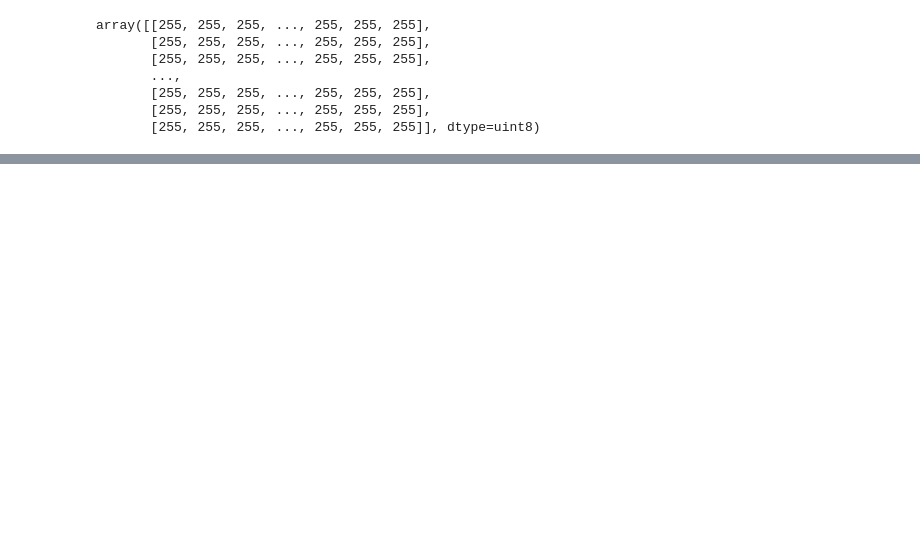
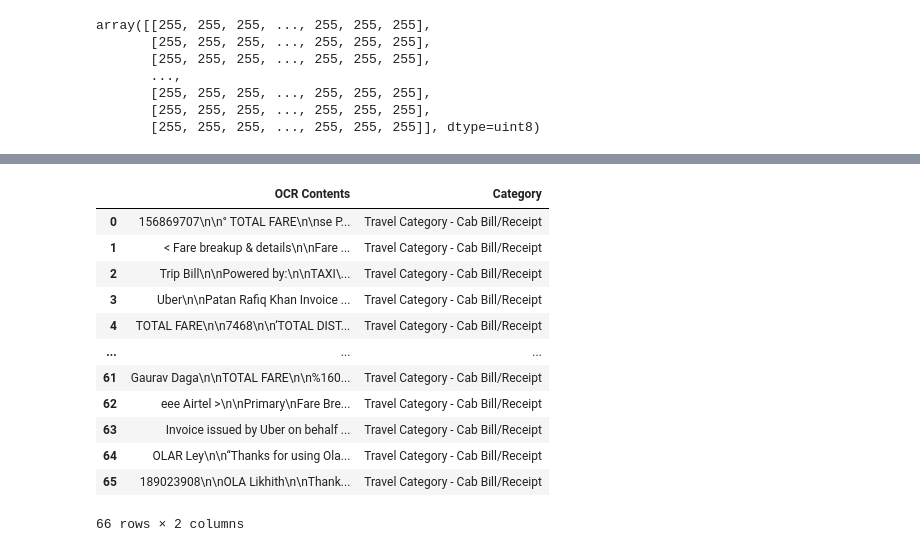
Before and after one commit to Sid-047/LMstuff, a Jupyter notebook: dataStuff/dataSampling/samplingStuff.ipynb, the cells around one changed output, grey strips where cells are left out. Saved outputs shown, nothing was run; the diff lists cells and outputs as text; code cells hidden in the pictures; blank space fills up the shorter version.

```diff
--- a/dataStuff/dataSampling/samplingStuff.ipynb
+++ b/dataStuff/dataSampling/samplingStuff.ipynb
@@ -57,0 +62,6 @@ txtOut
+# %%
+ocrList = []
+for i in tqdm.tqdm(imgFiles, colour = 'red'):
+    img = cv2.imread(i, 0)
+    txtOut = pytesseract.image_to_string(img)
+    ocrList.append(txtOut)
@@ -57,0 +74,8 @@ txtOut
+# %%
+dataList = []
+for i in tqdm.tqdm(ocrList, colour = 'blue'):
+    time.sleep(0.05)
+    dataList.append([i, 'Travel Category - Cab Bill/Receipt'])
+# %%
+dataArray = np.array(dataList)
+dataArray
@@ -57,0 +100,17 @@ txtOut
+# %%
+df = pd.DataFrame(dataArray, columns = ['OCR Contents', 'Category'])
+df
+# %% [output]
+|  | OCR Contents | Category |
+| 0 | 156869707\n\n° TOTAL FARE\n\nse P... | Travel Category - Cab Bill/Receipt |
+| 1 | < Fare breakup & details\n\nFare ... | Travel Category - Cab Bill/Receipt |
+| 2 | Trip Bill\n\nPowered by:\n\nTAXI\... | Travel Category - Cab Bill/Receipt |
+| 3 | Uber\n\nPatan Rafiq Khan Invoice ... | Travel Category - Cab Bill/Receipt |
+| 4 | TOTAL FARE\n\n7468\n\n‘TOTAL DIST... | Travel Category - Cab Bill/Receipt |
+| ... | ... | ... |
+| 61 | Gaurav Daga\n\nTOTAL FARE\n\n%160... | Travel Category - Cab Bill/Receipt |
+| 62 | eee Airtel >\n\nPrimary\nFare Bre... | Travel Category - Cab Bill/Receipt |
+| 63 | Invoice issued by Uber on behalf ... | Travel Category - Cab Bill/Receipt |
+| 64 | OLAR Ley\n\n“Thanks for using Ola... | Travel Category - Cab Bill/Receipt |
+| 65 | 189023908\n\nOLA Likhith\n\nThank... | Travel Category - Cab Bill/Receipt |
+66 rows × 2 columns
```
Also changed, not shown: parts of 10 cells of this notebook.
